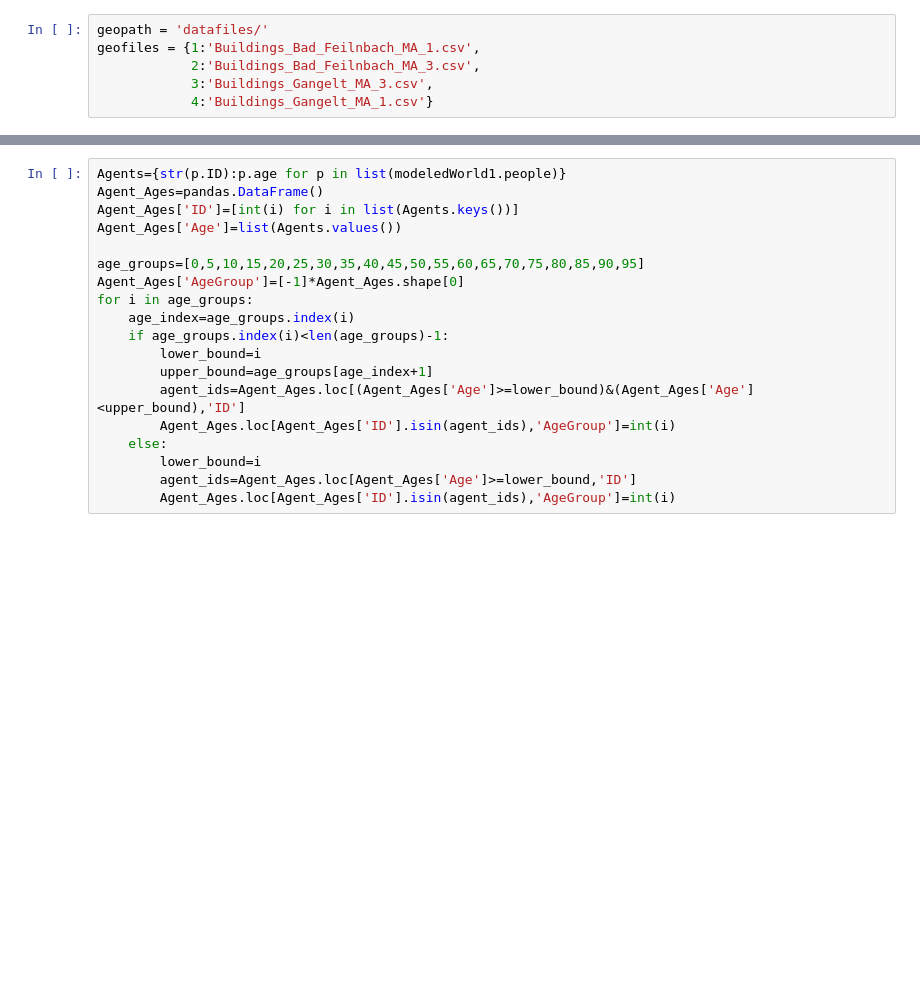
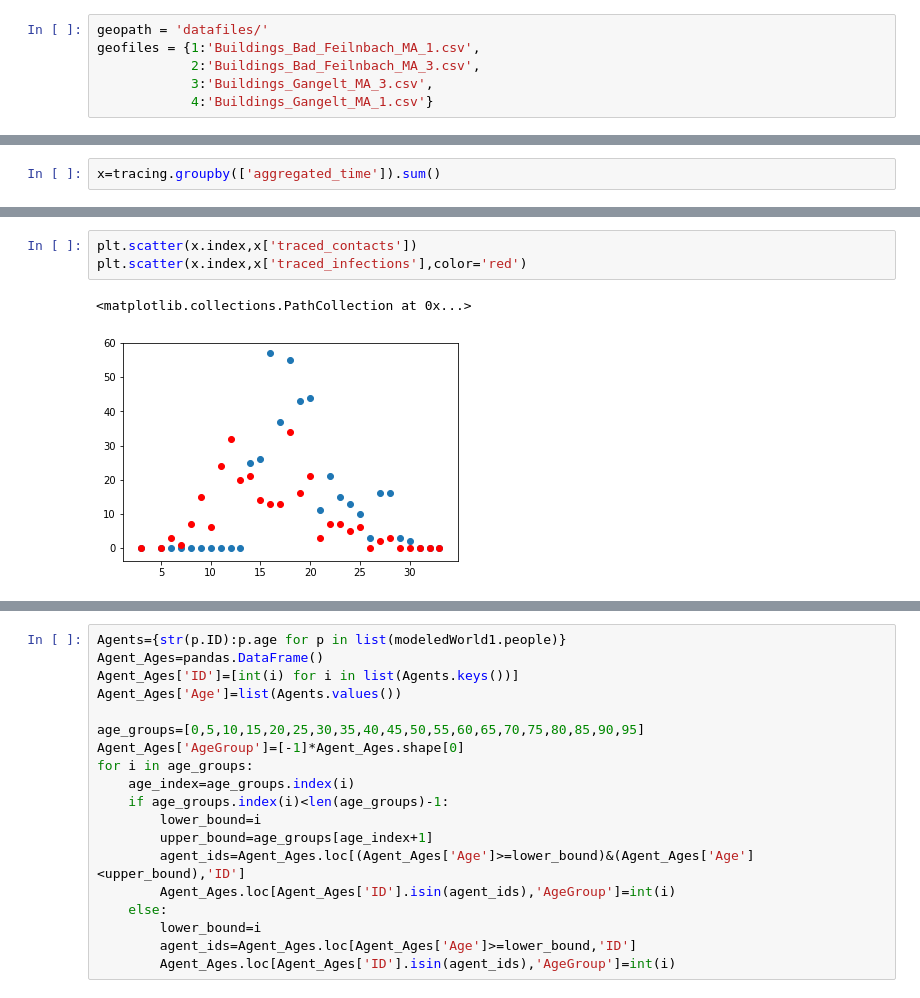
Before and after one commit to joba-1/Corona_Model, a Jupyter notebook: Heatmap_analysis.ipynb, the cells around one changed output, grey strips where cells are left out. Cells and saved outputs as stored; diff of their text form; blank space fills up the shorter version.

```diff
--- a/Heatmap_analysis.ipynb
+++ b/Heatmap_analysis.ipynb
@@ -51,0 +91,2 @@ tracing=simulation1.contact_tracing()
+# %%
+x=tracing.groupby(['aggregated_time']).sum()
@@ -52 +114,7 @@ tracing=simulation1.contact_tracing()
+# %%
+plt.scatter(x.index,x['traced_contacts'])
+plt.scatter(x.index,x['traced_infections'],color='red')
+# %% [output]
+<matplotlib.collections.PathCollection at 0x...>
+[figure, added]
 # %%
```
Also changed, not shown: parts of 16 cells of this notebook, 1 other file.
